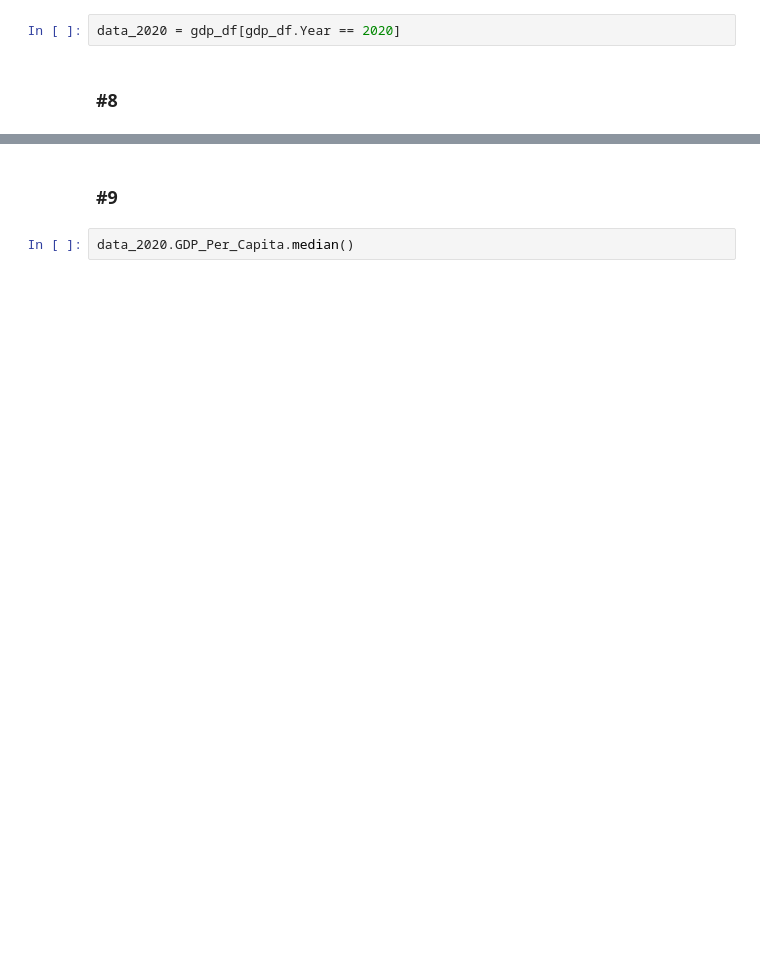
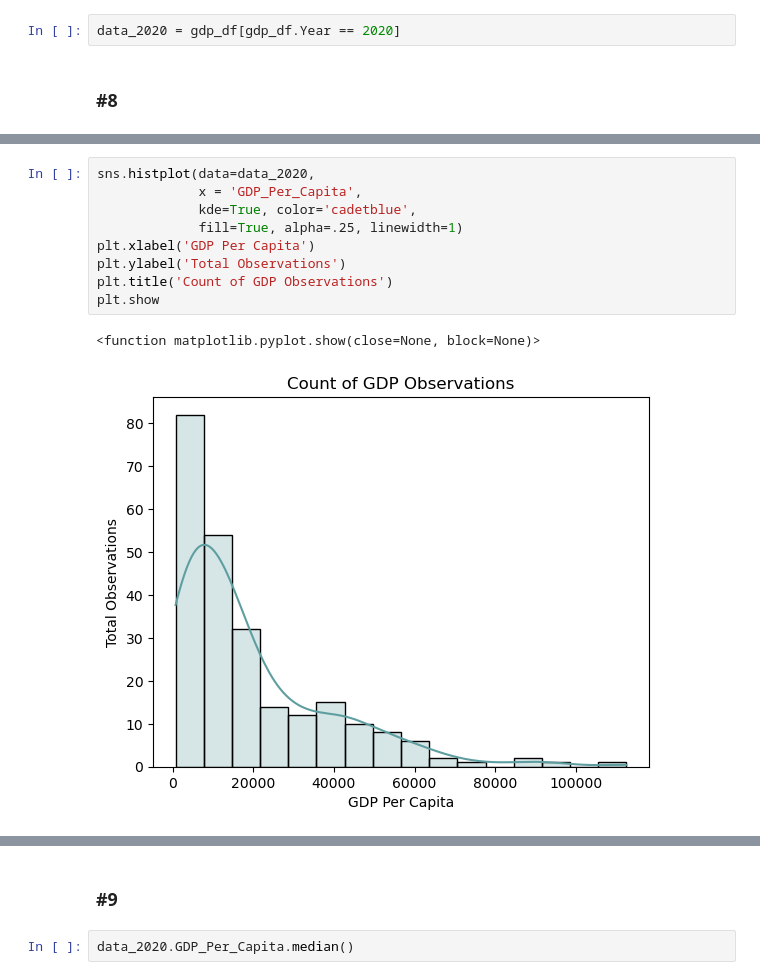
Before and after one commit to johnreinick/un_data-johnreinick, a Jupyter notebook: notebooks/UN_python_project.ipynb, the cells around one changed output, grey strips where cells are left out. Drawn from its saved outputs; the diff is of its cells as text; blank space fills up the shorter version.

```diff
--- a/notebooks/UN_python_project.ipynb
+++ b/notebooks/UN_python_project.ipynb
@@ -61,0 +212,12 @@ sns.kdeplot(data_2020.GDP_Per_Capita) #density plot with seaborn
+# %%
+sns.histplot(data=data_2020,
+             x = 'GDP_Per_Capita',
+             kde=True, color='cadetblue',
+             fill=True, alpha=.25, linewidth=1)
+plt.xlabel('GDP Per Capita')
+plt.ylabel('Total Observations')
+plt.title('Count of GDP Observations')
+plt.show
+# %% [output]
+<function matplotlib.pyplot.show(close=None, block=None)>
+[figure, added]
```
Also changed, not shown: parts of 54 cells of this notebook.
